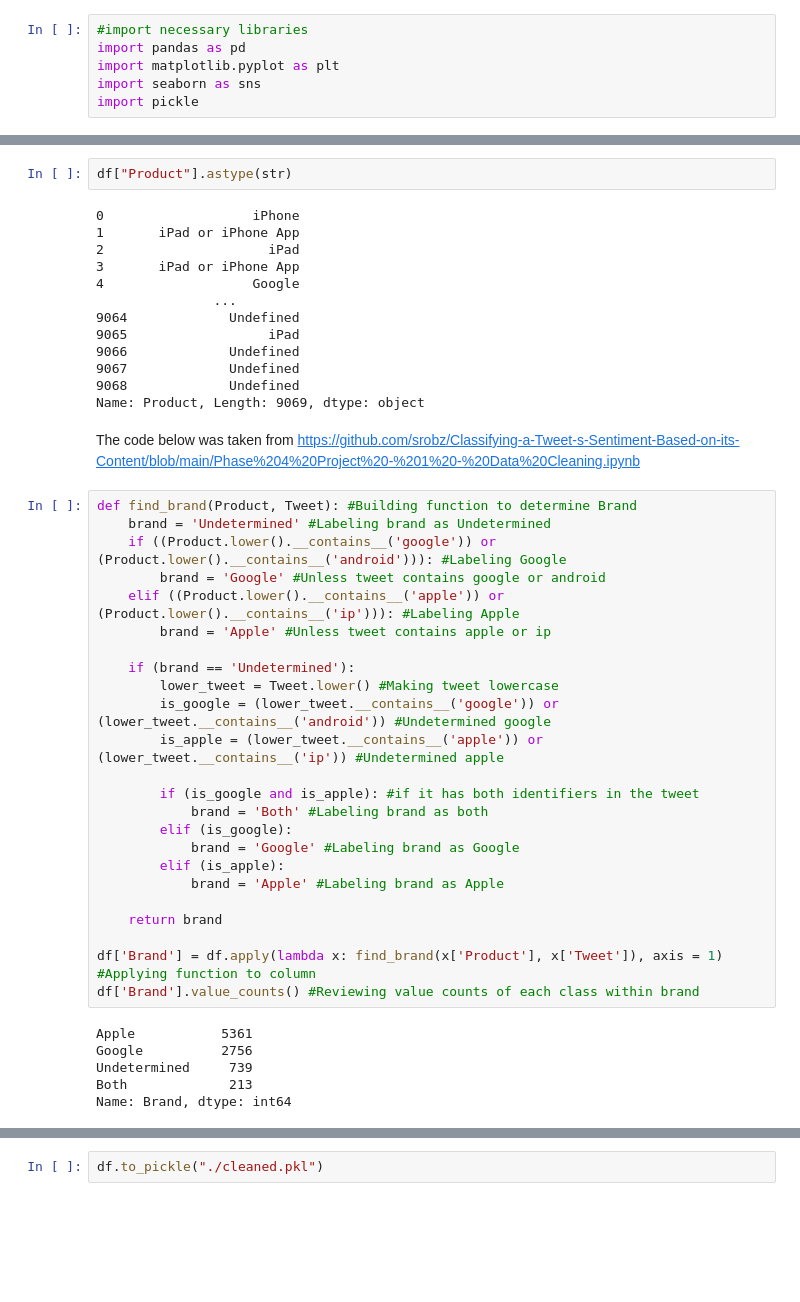
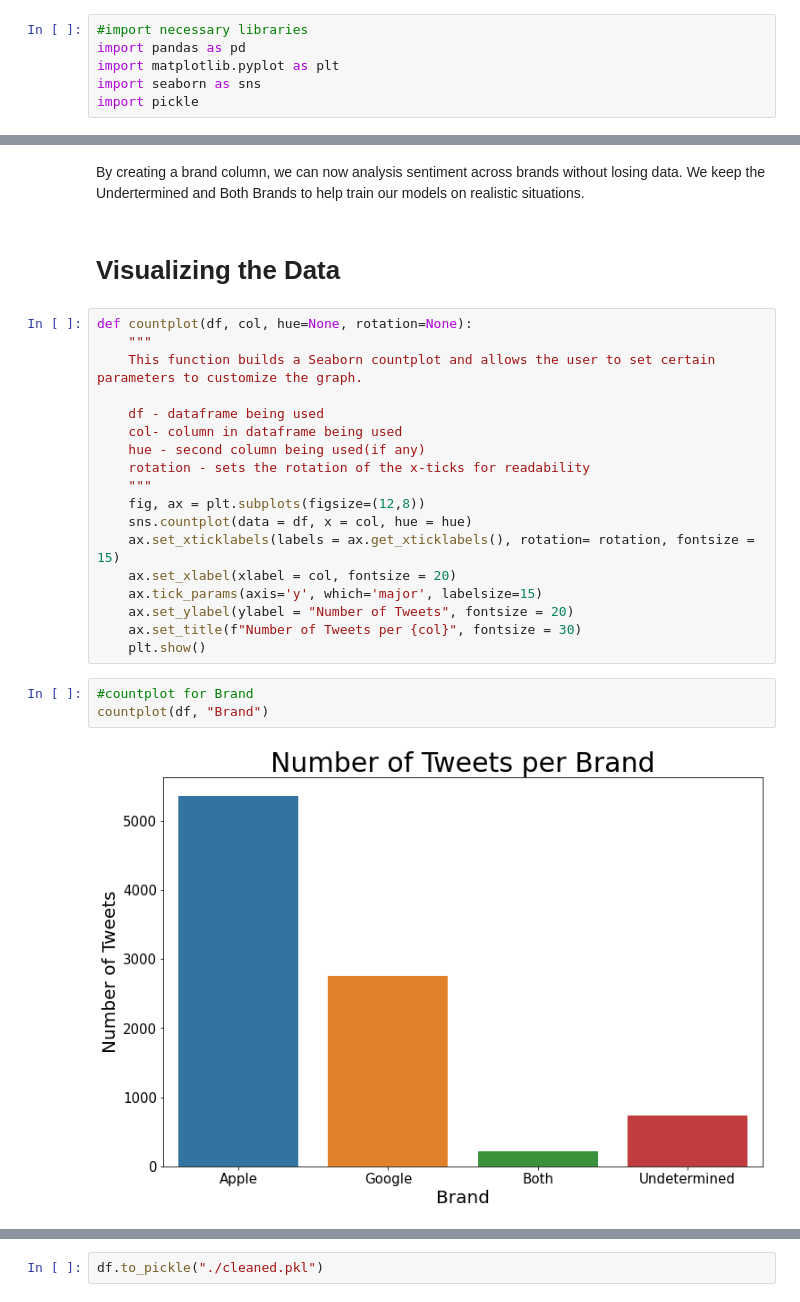
Before and after one commit to ElyLin/SentimentAnalysisProject, a Jupyter notebook: notebooks/Dave/EDA-Dave.ipynb, the cells around one changed output, grey strips where cells are left out. Drawn from its saved outputs; the diff is of its cells as text; blank space fills up the shorter version.

```diff
--- a/notebooks/Dave/EDA-Dave.ipynb
+++ b/notebooks/Dave/EDA-Dave.ipynb
@@ -186,47 +261,27 @@ memory usage: 212.7+ KB
-# %%
-df["Product"].astype(str)
-# %% [output]
-0                   iPhone
-1       iPad or iPhone App
-2                     iPad
-3       iPad or iPhone App
-4                   Google
-               ...
-9064             Undefined
-9065                  iPad
-9066             Undefined
-9067             Undefined
-9068             Undefined
-Name: Product, Length: 9069, dtype: object
-# %% [markdown]
-The code below was taken from https://github.com/srobz/Classifying-a-Tweet-s-Sentiment-Based-on-its-Content/blob/main/Phase%204%20Project%20-%201%20-%20Data%20Cleaning.ipynb
-# %%
-def find_brand(Product, Tweet): #Building function to determine Brand
-    brand = 'Undetermined' #Labeling brand as Undetermined
-    if ((Product.lower().__contains__('google')) or (Product.lower().__contains__('android'))): #Labeling Google
-        brand = 'Google' #Unless tweet contains google or android
-    elif ((Product.lower().__contains__('apple')) or (Product.lower().__contains__('ip'))): #Labeling Apple
-        brand = 'Apple' #Unless tweet contains apple or ip
-
-    if (brand == 'Undetermined'):
-        lower_tweet = Tweet.lower() #Making tweet lowercase
-        is_google = (lower_tweet.__contains__('google')) or (lower_tweet.__contains__('android')) #Undetermined google
-        is_apple = (lower_tweet.__contains__('apple')) or (lower_tweet.__contains__('ip')) #Undetermined apple
-
-        if (is_google and is_apple): #if it has both identifiers in the tweet
-            brand = 'Both' #Labeling brand as both
-        elif (is_google):
-            brand = 'Google' #Labeling brand as Google
-        elif (is_apple):
-            brand = 'Apple' #Labeling brand as Apple
-
-    return brand
-
-df['Brand'] = df.apply(lambda x: find_brand(x['Product'], x['Tweet']), axis = 1) #Applying function to column
-df['Brand'].value_counts() #Reviewing value counts of each class within brand
-# %% [output]
-Apple           5361
-Google          2756
-Undetermined     739
-Both             213
-Name: Brand, dtype: int64
+# %% [markdown]
+By creating a brand column, we can now analysis sentiment across brands without losing data. We keep the Undertermined and Both Brands to help train our models on realistic situations.
+# %% [markdown]
+# Visualizing the Data
+# %%
+def countplot(df, col, hue=None, rotation=None):
+    """
+    This function builds a Seaborn countplot and allows the user to set certain parameters to customize the graph.
+
+    df - dataframe being used
+    col- column in dataframe being used
+    hue - second column being used(if any)
+    rotation - sets the rotation of the x-ticks for readability
+    """
+    fig, ax = plt.subplots(figsize=(12,8))
+    sns.countplot(data = df, x = col, hue = hue)
+    ax.set_xticklabels(labels = ax.get_xticklabels(), rotation= rotation, fontsize = 15)
+    ax.set_xlabel(xlabel = col, fontsize = 20)
+    ax.tick_params(axis='y', which='major', labelsize=15)
+    ax.set_ylabel(ylabel = "Number of Tweets", fontsize = 20)
+    ax.set_title(f"Number of Tweets per {col}", fontsize = 30)
+    plt.show()
+# %%
+#countplot for Brand
+countplot(df, "Brand")
+# %% [output]
+[figure, added]
```
Also changed, not shown: parts of 55 cells of this notebook, 1 other file.
